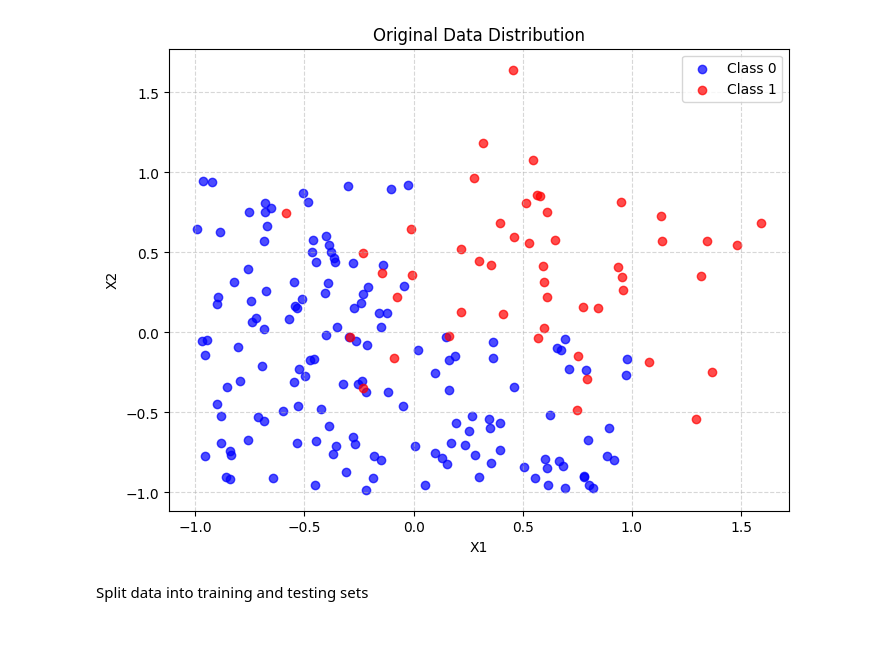
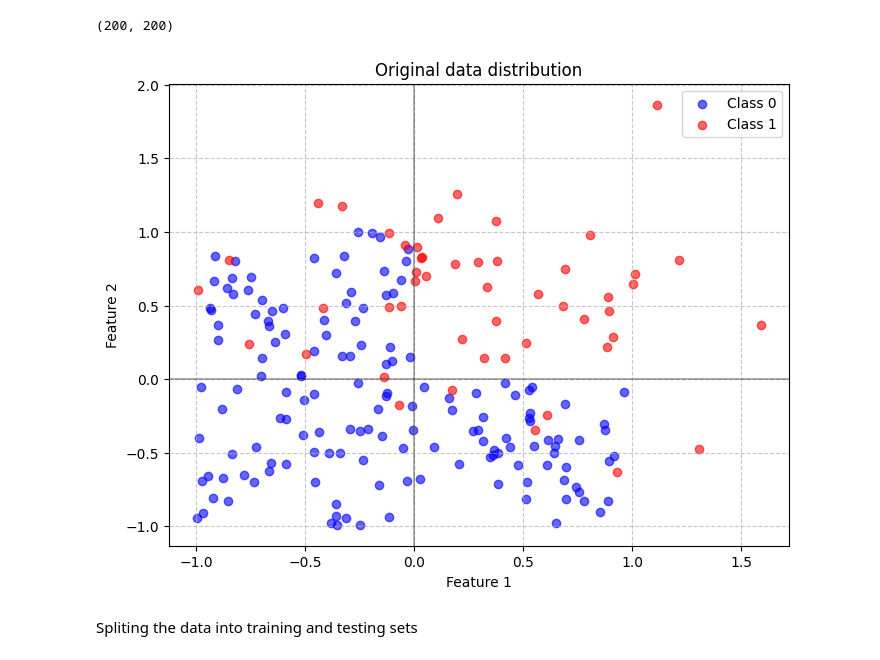
Before and after one commit to rakshyaaa/PerceptronPattern, a Jupyter notebook: Perceptron.ipynb, the cells around one changed output. Cells and saved outputs as stored; diff of their text form; code cells hidden in the pictures.

```diff
--- a/Perceptron.ipynb
+++ b/Perceptron.ipynb
@@ -10,49 +11,52 @@ Part 0 : Data Creation
 # %%
-def generate_data_part0(n_class0=150, n_class1=50):
+def generate_data_part(n_class0=150, n_class1=50, variance=0.5):
     """
-    Returns:
-    - X: feature matrix
-    - y: class labels
+    This returns X, feature matrix and y, class labels
     """
-    # Class 0: Uniform distribution across 3 squares
+    #Class0: Uniform distribution across 3 squares
     class0_points = []
 
-    # Square 1: [-1, 0] x [-1, 0]
+    #Square1: [-1, 0] x [-1, 0]
     square1 = np.random.uniform(low=[-1, -1], high=[0, 0], size=(n_class0//3, 2))
 
-    # Square 2: [-1, 0] x [0, 1]
+    #Square2: [-1, 0] x [0, 1]
     square2 = np.random.uniform(low=[-1, 0], high=[0, 1], size=(n_class0//3, 2))
 
-    # Square 3: [0, 1] x [-1, 0]
+    #Square3: [0, 1] x [-1, 0]
     square3 = np.random.uniform(low=[0, -1], high=[1, 0], size=(n_class0 - 2*(n_class0//3), 2))
 
     class0_points = np.vstack([square1, square2, square3])
 
-    # Class 1: Gaussian distribution
-    class1_points = np.random.normal(loc=[0.5, 0.5],
-                                     scale=[0.5, 0.5],
-                                     size=(n_class1, 2))
+    #Class1: gaussian distribution
+    class1_points = np.random.normal(loc=[0.5, 0.5], scale=[variance, variance], size=(n_class1, 2))
 
-    # Combine data
+    #Combining data
     X = np.vstack([class0_points, class1_points])
     y = np.hstack([np.zeros(n_class0), np.ones(n_class1)])
 
     return X, y
+# %%
+def plot_data(X, y, title):
+    plt.figure(figsize=(8, 6))
+    plt.scatter(X[y==0, 0], X[y==0, 1], c='blue', label='Class 0', alpha=0.6)
+    plt.scatter(X[y==1, 0], X[y==1, 1], c='red', label='Class 1', alpha=0.6)
+    plt.title(title)
+    plt.xlabel('Feature 1')
+    plt.ylabel('Feature 2')
+    plt.legend()
+    plt.grid(True, linestyle='--', alpha=0.7)
+    plt.axhline(y=0, color='k', linestyle='-', alpha=0.3)
+    plt.axvline(x=0, color='k', linestyle='-', alpha=0.3)
+    plt.show()
 # %%
-X, y = generate_data_part0()
+X, y = generate_data_part()
-# %%
-plt.figure(figsize=(8, 6))
-plt.scatter(X[y == 0][:, 0], X[y == 0][:, 1],
-                c='blue', label='Class 0', alpha=0.7)
-plt.scatter(X[y == 1][:, 0], X[y == 1][:, 1],
-                c='red', label='Class 1', alpha=0.7)
-plt.title('Original Data Distribution')
-plt.xlabel('X1')
-plt.ylabel('X2')
-plt.legend()
-plt.grid(True, linestyle='--', alpha=0.5)
-plt.show()
-# %% [output]
-[figure, removed]
+# %%
+len(X), len(y)
+# %% [output]
+(200, 200)
+# %%
+plot_data(X,y,'Original data distribution')
+# %% [output]
+[figure, added]
 # %% [markdown]
-Split data into training and testing sets
+Spliting the data into training and testing sets
```
Also changed, not shown: parts of 49 cells of this notebook.
